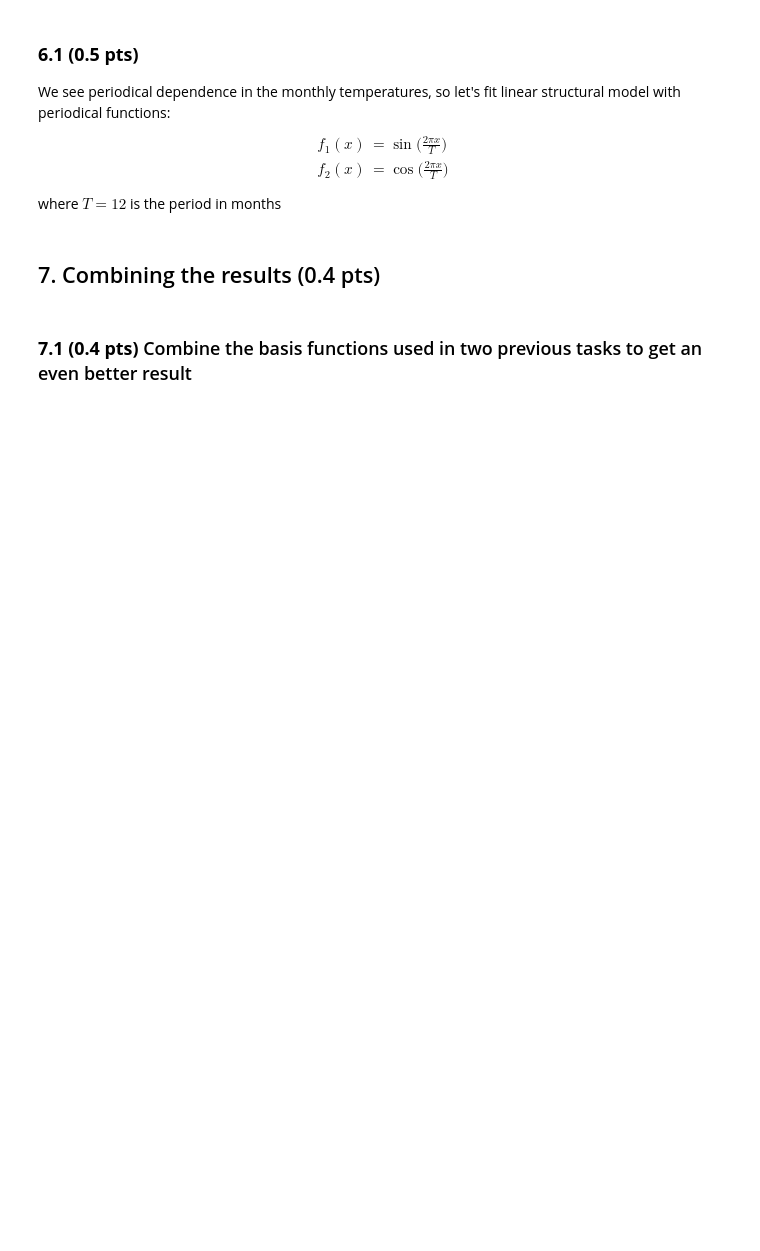
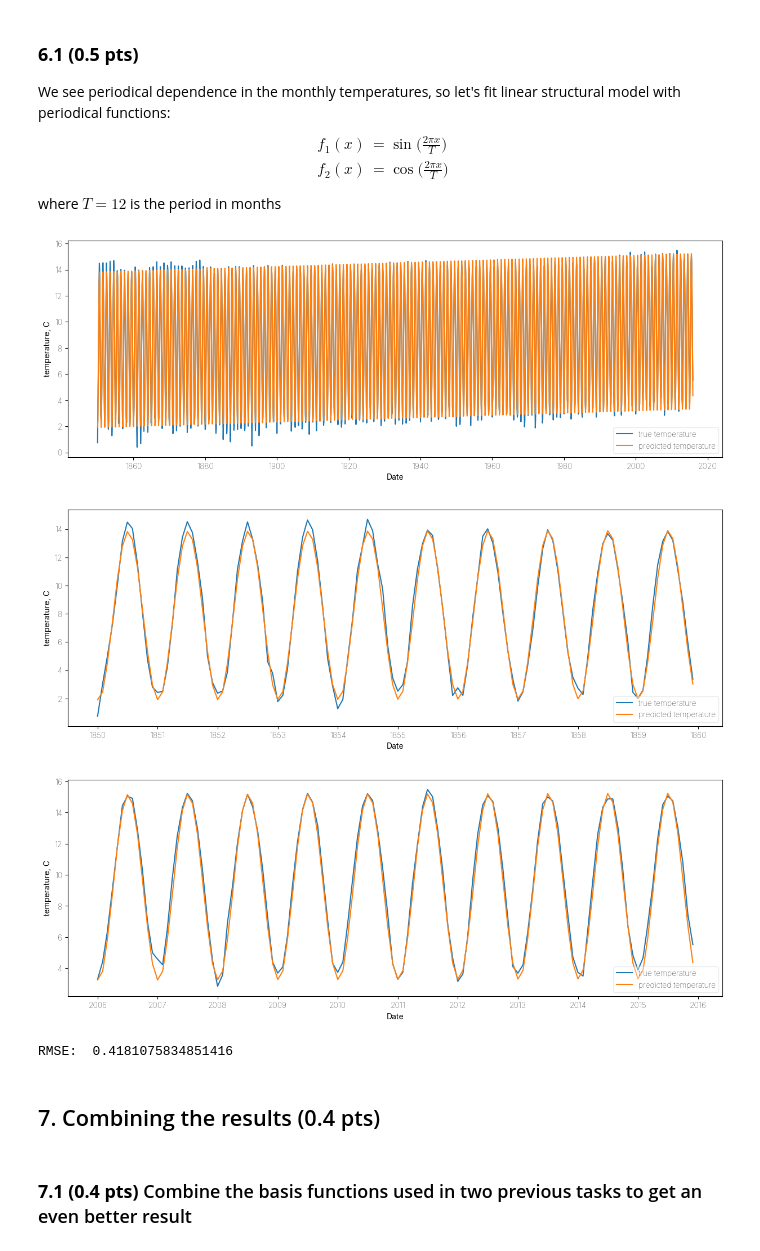
Before and after one commit to nuinashco/LinearAlgebra-UCU, a Jupyter notebook: hw1/task3-least_squares.ipynb, the cells around one changed output. Cells and saved outputs as stored; diff of their text form; code cells hidden in the pictures; blank space fills up the shorter version.

```diff
--- a/hw1/task3-least_squares.ipynb
+++ b/hw1/task3-least_squares.ipynb
@@ -271,24 +277,29 @@ We see periodical dependence in the monthly temperatures, so let's fit linear st
 # %%
 # We see periodical dependence, so let's try least squares with periodical functions: f1=sin(2*pi*x/T), f2=cos(2*pi*x/T)
 # Where T=12 is a period in months
 months = np.arange(temp_data.shape[0])
 coeffs = None
 # ========= YOUR CODE STARTS HERE ========= #
-X_month = ...
+X_month = np.array([np.sin(2 * np.pi * months / 12), np.cos(2 * np.pi * months / 12), months])
 #  Calculate slope and intercept using least squares
-coeffs = ...
+coeffs = solve_least_squares_general(X_month, temp_data["avg_temp"])
 # Predict temperature using a linear model
-predicted_temps = ...
+predicted_temps = predict_general(X_month, coeffs)
 # ========== YOUR CODE ENDS HERE ========== #
 
 # Make conclusions about the fit accuracy
 plot_temps(temp_data["date"], temp_data["avg_temp"], predicted_temps)
 # First 10 years:
 plot_temps(temp_data["date"][:120], temp_data["avg_temp"][:120], predicted_temps[:120])
 # Last 10 years:
 plot_temps(temp_data["date"][-120:], temp_data["avg_temp"][-120:], predicted_temps[-120:])
 
 print("RMSE: ", RMSE(predicted_temps, temp_data["avg_temp"]))
+# %% [output]
+[figure, added]
+[figure, added]
+[figure, added]
+RMSE:  0.4181075834851416
 # %% [markdown]
 ## 7. Combining the results (0.4 pts)
 # %% [markdown]
```
Also changed, not shown: parts of 3 cells of this notebook.
